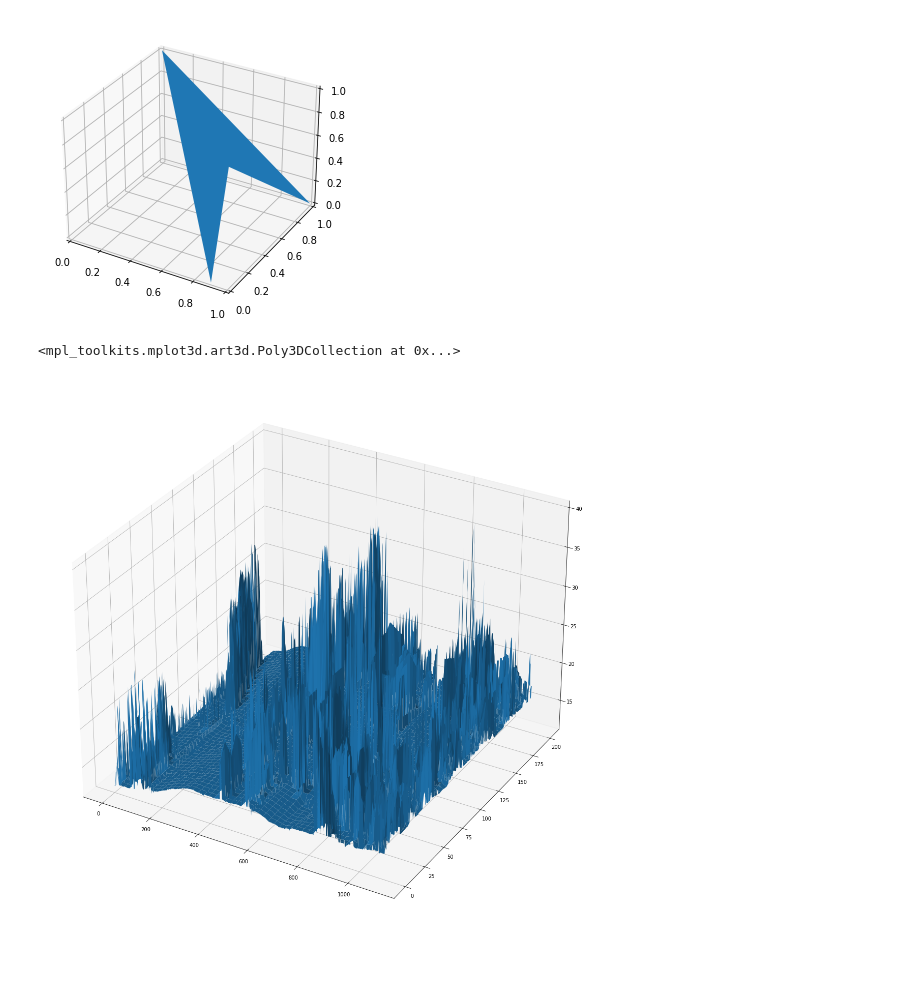
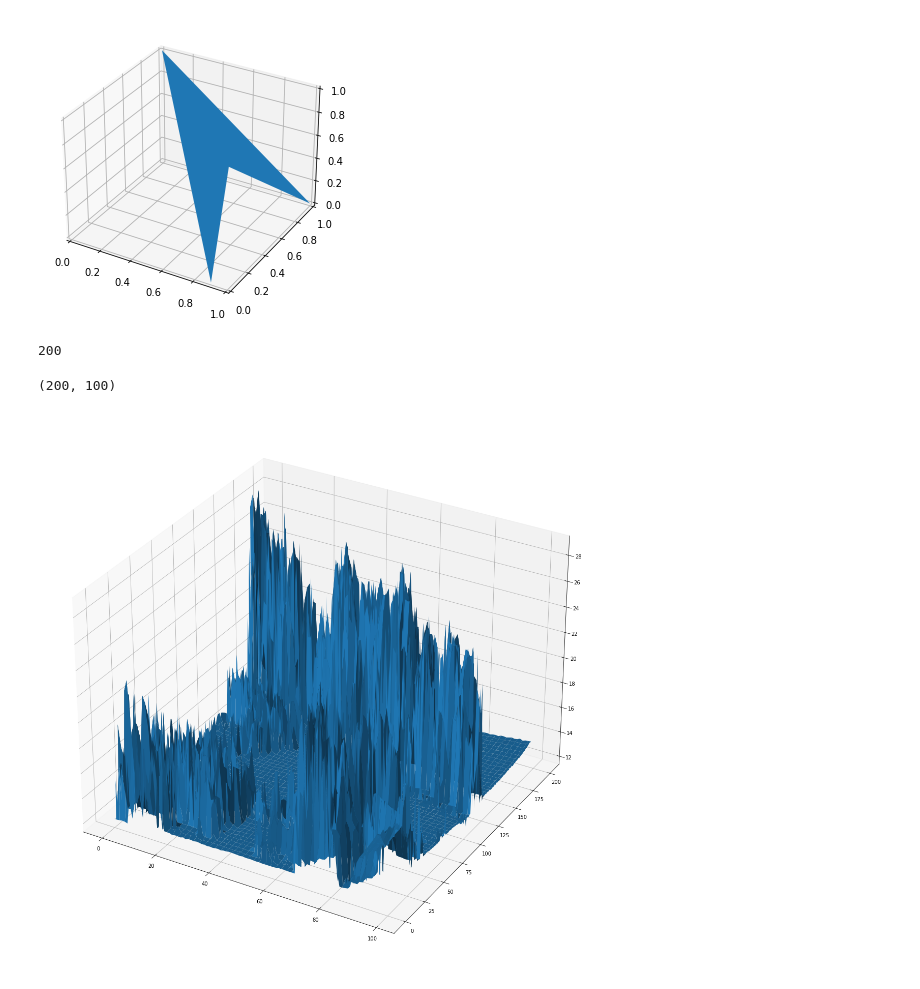
Before and after one commit to UjjwalKandel2000/3D_Houses, a Jupyter notebook: Untitled2.ipynb, the cells around one changed output. Cells and saved outputs as stored; diff of their text form; code cells hidden in the pictures.

```diff
--- a/Untitled2.ipynb
+++ b/Untitled2.ipynb
@@ -50,7 +33,0 @@ adress_coordination
-# %%
-from osgeo import gdal
-import numpy as np
-dem = gdal.Open("GeoTIFF/DHMVIIDSMRAS1m_k01.tif")
-gt  = dem.GetGeoTransform()
-channel = np.array(dem.GetRasterBand(1).ReadAsArray())
-channel
@@ -83,17 +99,29 @@ plt.show()
 # %% [output]
 [figure]
 # %%
-channel_slice = channel[7000:7200,10000:11100]
+channel_slice = channel[7000:7200,10000:10100]
+# %%
+nx = channel_slice.shape[0]
+ny = channel_slice.shape[1]
+nx
+nx
+# %% [output]
+200
 # %%
 nx = channel_slice.shape[1]
 ny = channel_slice.shape[0]
+
 x = range(nx)
 y = range(ny)
+
+
 X,Y = np.meshgrid(x,y)
 hf = plt.figure(figsize=(20,20))
 ha = hf.add_subplot(111,projection = '3d')
 
 ha.plot_surface(X,Y,channel_slice)
+X.shape
+Y.shape
 # %% [output]
-<mpl_toolkits.mplot3d.art3d.Poly3DCollection at 0x...>
+(200, 100)
-[figure, old version]
+[figure, new version]
```
Also changed, not shown: parts of 9 cells of this notebook, 3 other files.
